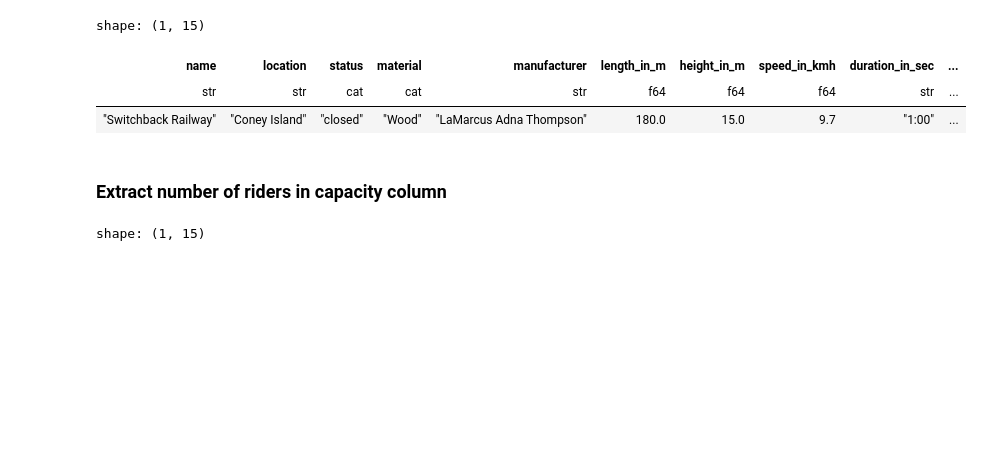
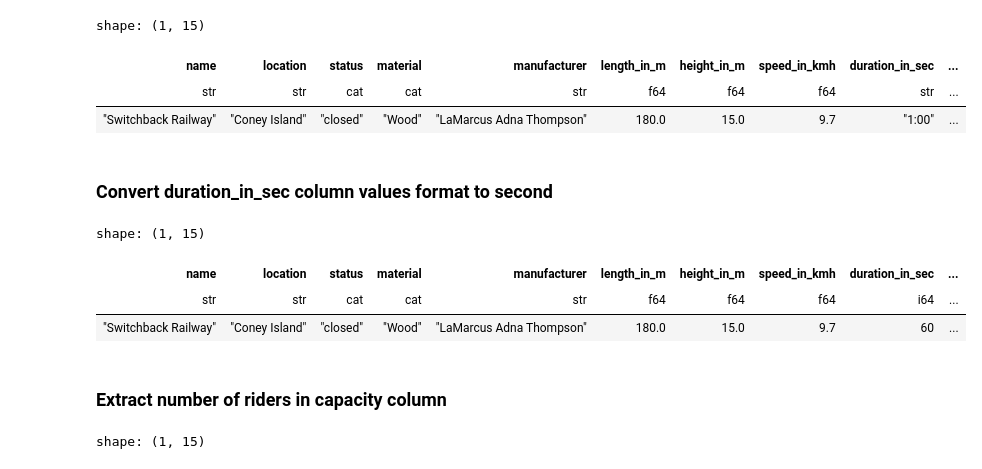
Before and after one commit to mdaffailhami/roller-coaster-data-analysis, a Jupyter notebook: main.ipynb, the cells around one changed output. Cells and saved outputs as stored; diff of their text form; code cells hidden in the pictures; blank space fills up the shorter version.

```diff
--- a/main.ipynb
+++ b/main.ipynb
@@ -180,6 +180,65 @@ shape: (1, 15)
 | name | location | status | material | manufacturer | length_in_m | height_in_m | speed_in_kmh | duration_in_sec | ... |
 | str | str | cat | cat | str | f64 | f64 | f64 | str | ... |
 | "Switchback Railway" | "Coney Island" | "closed" | "Wood" | "LaMarcus Adna Thompson" | 180.0 | 15.0 | 9.7 | "1:00" | ... |
+# %% [markdown]
+### Convert duration_in_sec column values format to second
+# %%
+def extract_second(value: str) -> int:
+    value = value.lower().strip()  # Normalize case and strip spaces
+
+    # Handle number:number format (e.g., 1:48)
+    match = re.match(r'^(?P<minutes>\d+):(?P<seconds>\d+)', value)
+    if match:
+        minutes = int(match.group('minutes'))
+        seconds = int(match.group('seconds'))
+        return minutes * 60 + seconds
+
+    # Handle patterns like "1 minute 30 seconds", "1 min 30 sec"
+    match = re.match(
+        r'(?P<minutes>\d+)\s*min(?:ute)?s?\s*(?P<seconds>\d+)\s*sec(?:ond)?s?', value)
+    if match:
+        minutes = int(match.group('minutes'))
+        seconds = int(match.group('seconds'))
+        return minutes * 60 + seconds
+
+    # Handle patterns like "1 minute" or "90 seconds"
+    match = re.match(r'(?P<minutes>\d+)\s*min(?:ute)?s?', value)
+    if match:
+        return int(match.group('minutes')) * 60
+    match = re.match(r'(?P<seconds>\d+)\s*sec(?:ond)?s?', value)
+    if match:
+        return int(match.group('seconds'))
+
+    # Handle ranges like "between 1 minute 20 seconds and 1 minute 30 seconds"
+    match = re.match(r'between\s*(?P<min_minutes>\d+)\s*min(?:ute)?s?\s*(?P<min_seconds>\d+)\s*sec(?:ond)?s?\s*and\s*(?P<max_minutes>\d+)\s*min(?:ute)?s?\s*(?P<max_seconds>\d+)\s*sec(?:ond)?s?', value)
+    if match:
+        min_minutes = int(match.group('min_minutes'))
+        min_seconds = int(match.group('min_seconds'))
+        max_minutes = int(match.group('max_minutes'))
+        max_seconds = int(match.group('max_seconds'))
+        min_total = min_minutes * 60 + min_seconds
+        max_total = max_minutes * 60 + max_seconds
+        return (min_total + max_total) // 2  # Average of the range
+
+    # Handle approximate values and extra characters (strip non-numeric characters)
+    value = re.sub(r'[^0-9:]', '', value)
+    if value.isdigit():
+        return int(value)
+
+    return None  # For unhandled cases
+
+
+df = df.with_columns(
+    pl.col('duration_in_sec').map_elements(
+        extract_second, return_dtype=pl.Int64
+    )
+)
+df.head(1)
+# %% [output]
+shape: (1, 15)
+| name | location | status | material | manufacturer | length_in_m | height_in_m | speed_in_kmh | duration_in_sec | ... |
+| str | str | cat | cat | str | f64 | f64 | f64 | i64 | ... |
+| "Switchback Railway" | "Coney Island" | "closed" | "Wood" | "LaMarcus Adna Thompson" | 180.0 | 15.0 | 9.7 | 60 | ... |
 # %% [markdown]
 ### Extract number of riders in capacity column
 # %%
```
Also changed, not shown: parts of 2 cells of this notebook.
